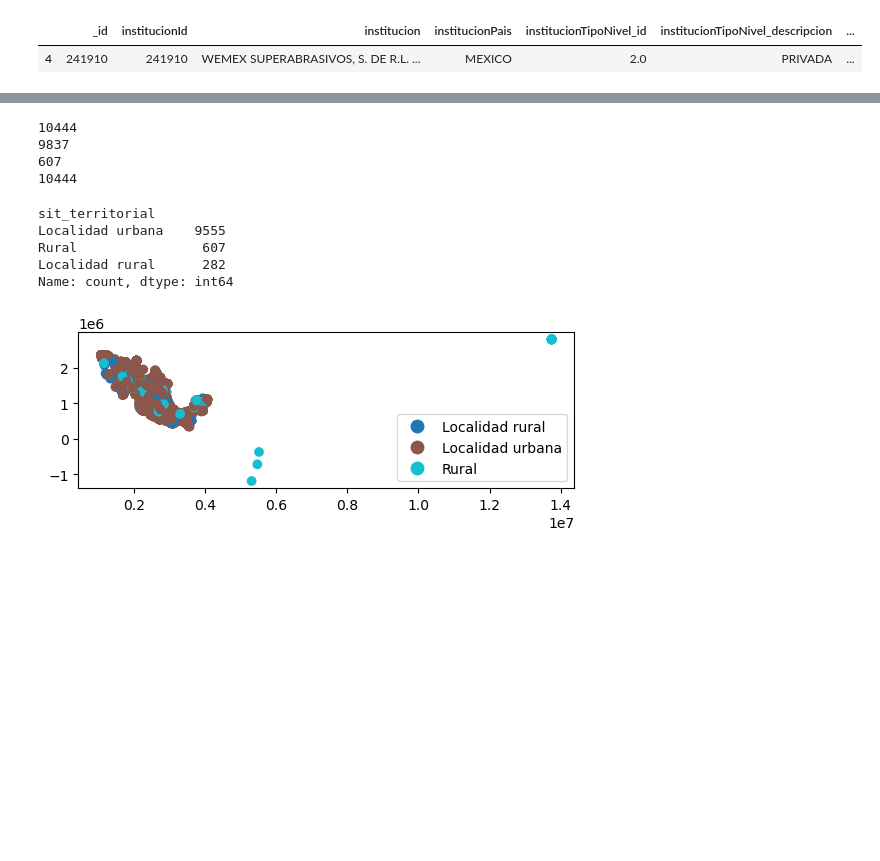
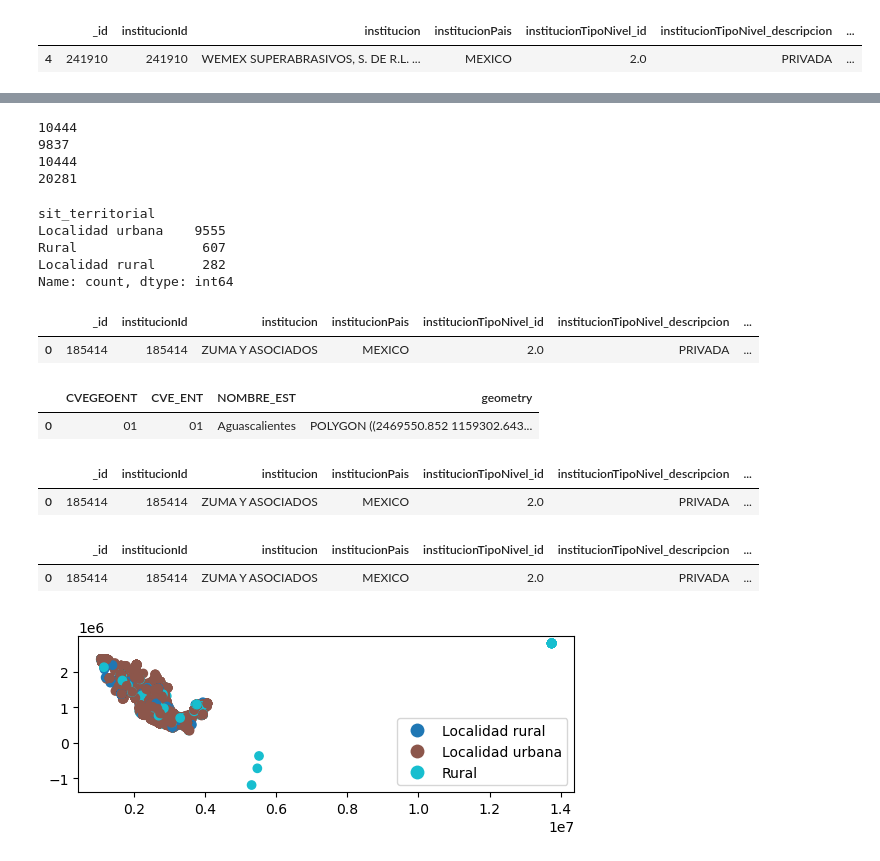
Before and after one commit to AlonsoCortes/procesos_SIG, a Jupyter notebook: notebooks/nb_validacion_geoespacializacion.ipynb, the cells around one changed output, grey strips where cells are left out. Drawn from its saved outputs; the diff is of its cells as text; code cells hidden in the pictures; blank space fills up the shorter version.

```diff
--- a/notebooks/nb_validacion_geoespacializacion.ipynb
+++ b/notebooks/nb_validacion_geoespacializacion.ipynb
@@ -133,16 +145,17 @@ Series([], Name: count, dtype: int64)
 # %%
-# Conservar los registros que no cumplían la condición
-df_resultado = pd.concat([
-    union_1,
-    union[union["sit_territorial"] != "Rural"]
-]).sort_index()
-print(union.shape[0])
-print(union[union["sit_territorial"] != "Rural"].shape[0])
-print(union_1.shape[0])
-print(df_resultado.shape[0])
+# # Conservar los registros que no cumplían la condición
+# df_resultado = pd.concat([
+#     union_1,
+#     union[union["sit_territorial"] != "Rural"]
+# ]).sort_index()
+
+# print(union.shape[0])
+# print(union[union["sit_territorial"] != "Rural"].shape[0])
+# print(union_1.shape[0])
+# print(df_resultado.shape[0])
 # %% [output]
 10444
 9837
-607
 10444
+20281
 # %%
@@ -153,4 +166,26 @@ Localidad urbana    9555
 Rural                607
 Localidad rural      282
 Name: count, dtype: int64
+# %%
+union_1.head(1)
+# %% [output]
+|  | _id | institucionId | institucion | institucionPais | institucionTipoNivel_id | institucionTipoNivel_descripcion | ... |
+| 0 | 185414 | 185414 | ZUMA Y ASOCIADOS | MEXICO | 2.0 | PRIVADA | ... |
+# %%
+# Unir información estatal
+estado.head(1)
+# %% [output]
+|  | CVEGEOENT | CVE_ENT | NOMBRE_EST | geometry |
+| 0 | 01 | 01 | Aguascalientes | POLYGON ((2469550.852 1159302.643... |
+# %%
+union_1.head(1)
+# %% [output]
+|  | _id | institucionId | institucion | institucionPais | institucionTipoNivel_id | institucionTipoNivel_descripcion | ... |
+| 0 | 185414 | 185414 | ZUMA Y ASOCIADOS | MEXICO | 2.0 | PRIVADA | ... |
+# %%
+df_final = pd.merge(union_1, estado[["CVE_ENT", "NOMBRE_EST"]], left_on="CVE_ENT_left", right_on='CVE_ENT', how='left')
+df_final.head(1)
+# %% [output]
+|  | _id | institucionId | institucion | institucionPais | institucionTipoNivel_id | institucionTipoNivel_descripcion | ... |
+| 0 | 185414 | 185414 | ZUMA Y ASOCIADOS | MEXICO | 2.0 | PRIVADA | ... |
 # %%
```
Also changed, not shown: parts of 16 cells of this notebook.
